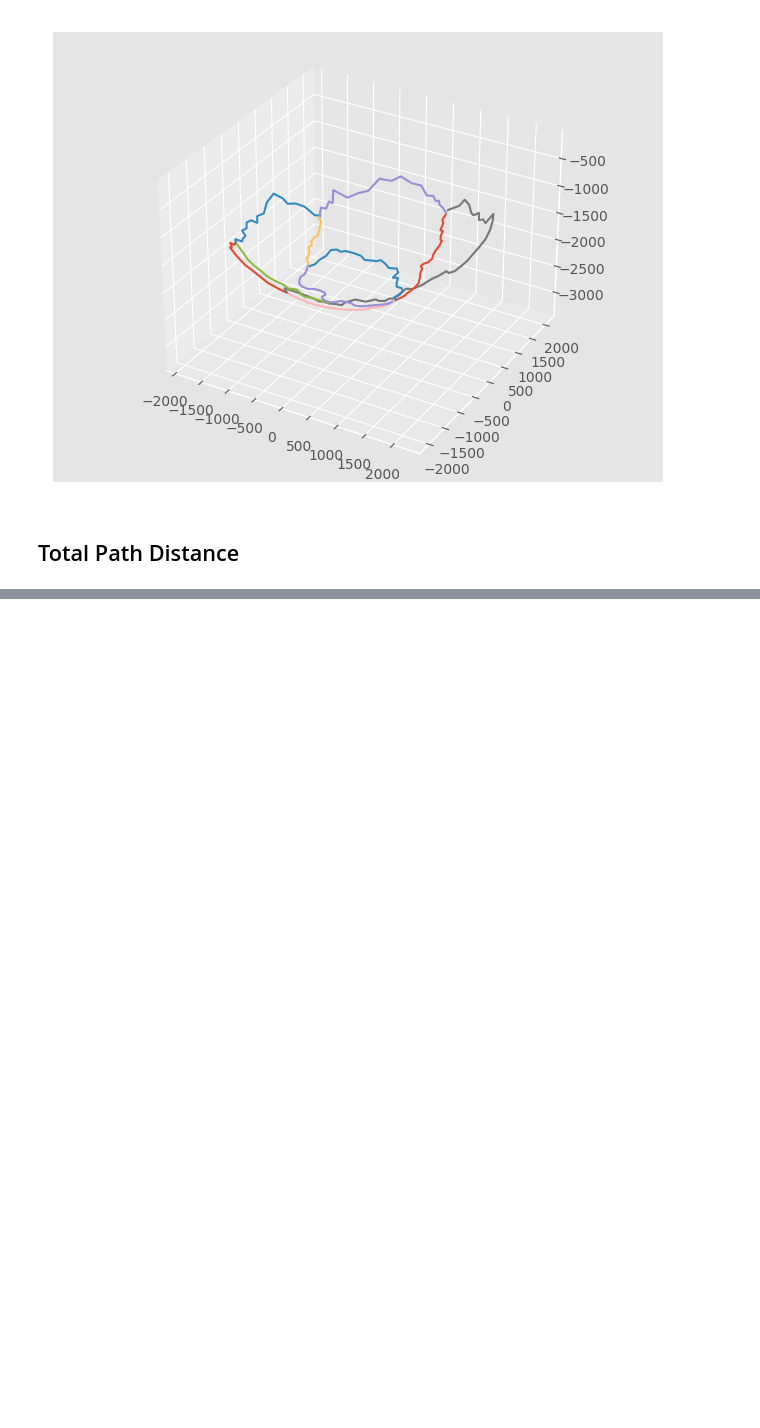
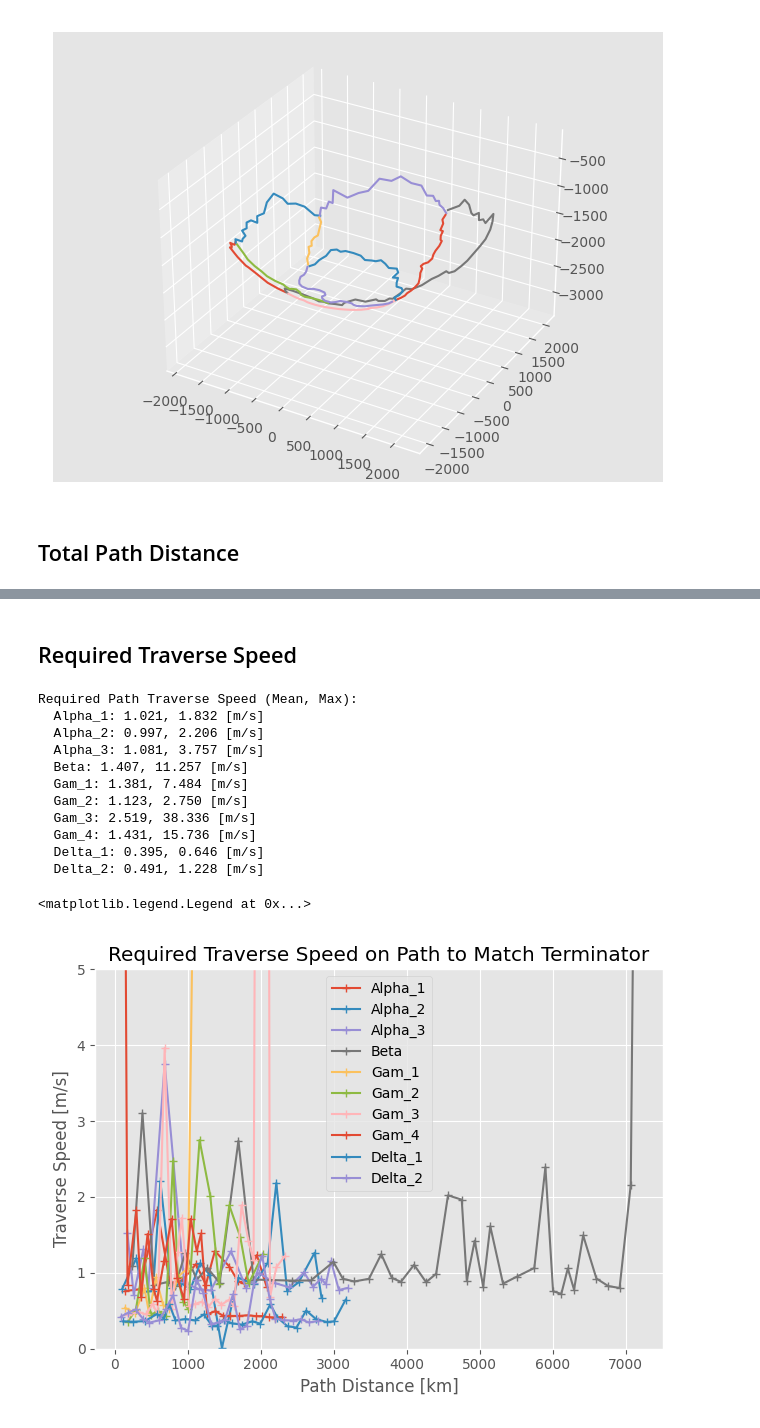
Before and after one commit to natek1234/AER407, a Jupyter notebook: paths/process_paths.ipynb, the cells around one changed output, grey strips where cells are left out. Cells and saved outputs as stored; diff of their text form; code cells hidden in the pictures; blank space fills up the shorter version.

Commit message:
Impl required traverse speed along path

```diff
--- a/paths/process_paths.ipynb
+++ b/paths/process_paths.ipynb
@@ -82,12 +82,12 @@ def haversine_distance(lat_1, lon_1, lat_2, lon_2):
 
 def total_path_distance(path):
     tot_d = 0
-    for i in range(1, path.sections - 1):
+    for i in range(1, path.sections):
         d = haversine_distance(path.lat[i - 1], path.lon[i - 1], path.lat[i], path.lon[i])
         tot_d += d
     return tot_d
 
-print("Total Path Distances [km]:")
+print("Total Path Distances:")
 for name, path in PATHS.items():
     tot_d = total_path_distance(path)
     print(f"  {name}: {tot_d:.2f} [km]")
@@ -105,0 +110,8 @@ Total Path Distances [km]:
+# %%
+TERM_LON_SPEED = (360 / 175.94)  # deg / day
+
+print("Terminator Sweep Times:")
+for name, path in PATHS.items():
+    lon_range = np.ptp(np.unwrap(path.lon, period=360))
+    term_time = (lon_range / TERM_LON_SPEED)  # days
+    print(f"  {name}: {term_time} [Earth days]")
@@ -105,0 +130,45 @@ Total Path Distances [km]:
+# %% [markdown]
+## Required Traverse Speed
+# %%
+print("Required Path Traverse Speed (Mean, Max):")
+fig, ax = plt.subplots()
+
+for name, path in PATHS.items():
+    dists = []  # km
+    req_speeds = []  # m / s
+
+    for i in range(1, path.sections):
+        delta_lon = np.abs(path.lon[i] - path.lon[i - 1])
+        term_time = (delta_lon / TERM_LON_SPEED)
+
+        path_dist = haversine_distance(path.lat[i - 1], path.lon[i - 1], path.lat[i], path.lon[i])
+        req_speed = (path_dist / term_time)  # km / days
+        req_speed_ms = (req_speed * 1000 / (24 * 60 * 60))
+
+        dists.append(path_dist)
+        req_speeds.append(req_speed_ms)
+
+    req_speeds = np.array(req_speeds)
+    print(f"  {name}: {np.mean(req_speeds):.3f}, {np.max(req_speeds):.3f} [m/s]")
+
+    ax.plot(np.cumsum(dists), req_speeds, "-+", label=name)
+
+ax.set_ylim(0, 5)
+ax.set_xlabel("Path Distance [km]")
+ax.set_ylabel("Traverse Speed [m/s]")
+ax.set_title("Required Traverse Speed on Path to Match Terminator")
+ax.legend()
+# %% [output]
+Required Path Traverse Speed (Mean, Max):
+  Alpha_1: 1.021, 1.832 [m/s]
+  Alpha_2: 0.997, 2.206 [m/s]
+  Alpha_3: 1.081, 3.757 [m/s]
+  Beta: 1.407, 11.257 [m/s]
+  Gam_1: 1.381, 7.484 [m/s]
+  Gam_2: 1.123, 2.750 [m/s]
+  Gam_3: 2.519, 38.336 [m/s]
+  Gam_4: 1.431, 15.736 [m/s]
+  Delta_1: 0.395, 0.646 [m/s]
+  Delta_2: 0.491, 1.228 [m/s]
+<matplotlib.legend.Legend at 0x...>
+[figure, added]
```
Also changed, not shown: parts of 3 cells of this notebook.
